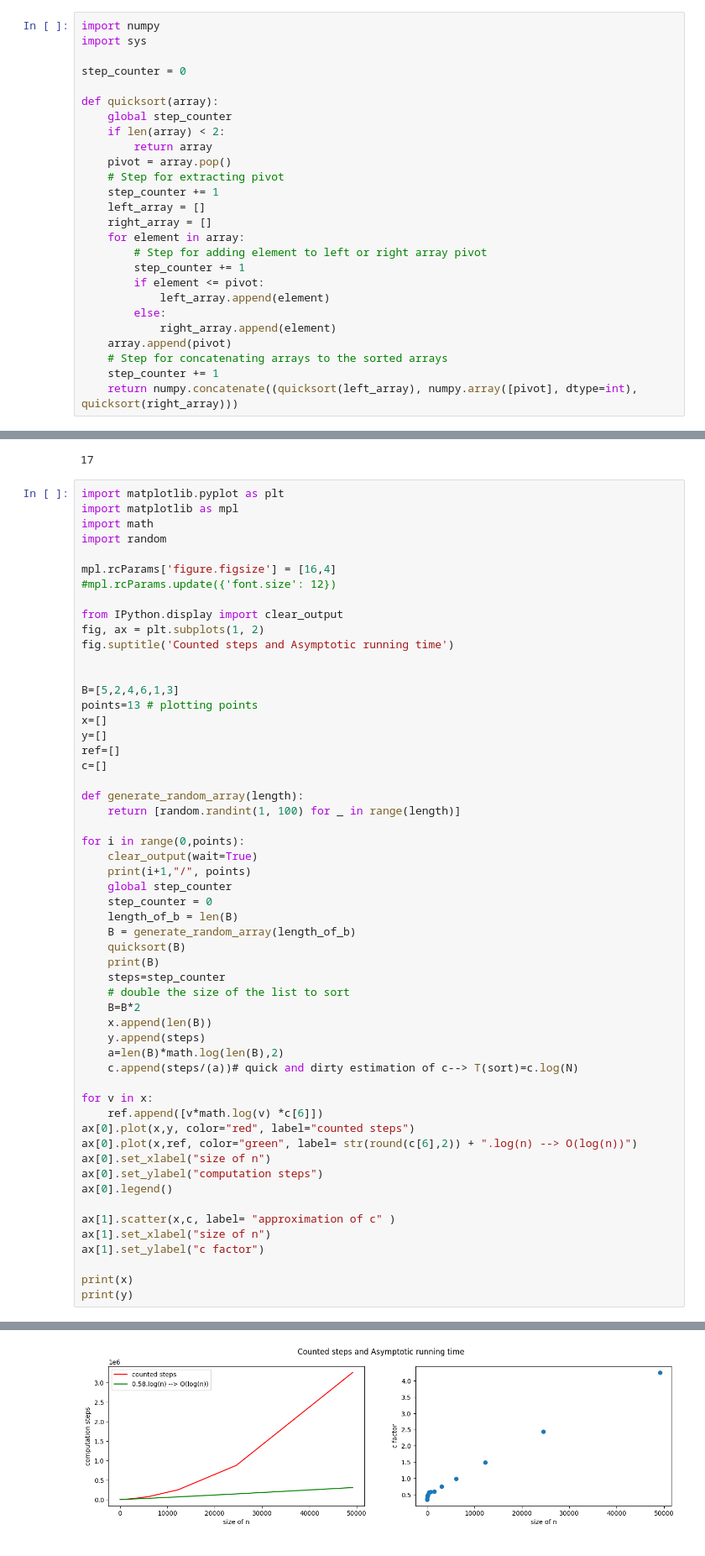
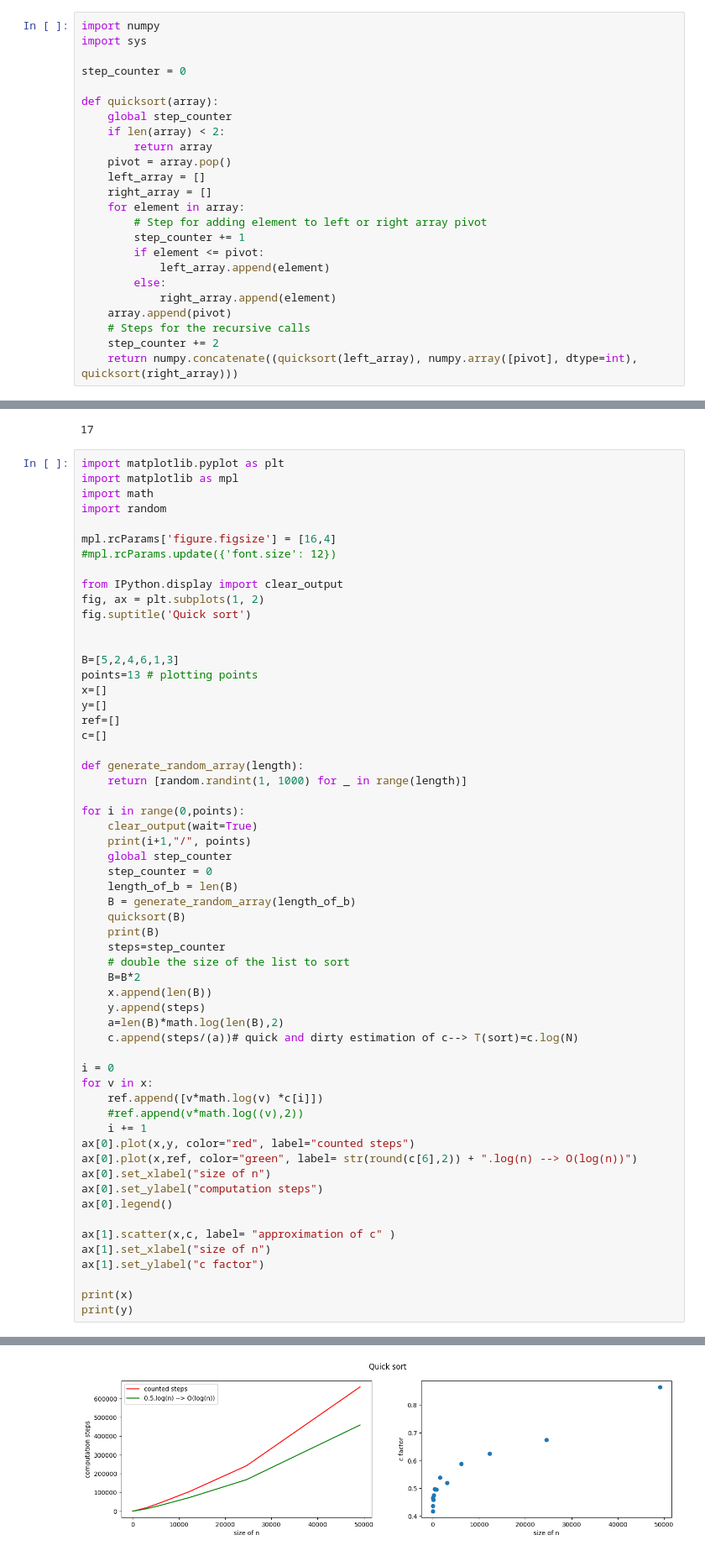
Before and after one commit to maliiin/DAT600-assignments, a Jupyter notebook: Assigment_1/quicksort.ipynb, the cells around one changed output, grey strips where cells are left out. Shown: that part at 84% size. Saved outputs shown, nothing was run; the diff lists cells and outputs as text.

Commit message:
fixed quicksort implementation

```diff
--- a/Assigment_1/quicksort.ipynb
+++ b/Assigment_1/quicksort.ipynb
@@ -9,8 +9,6 @@ def quicksort(array):
     if len(array) < 2:
         return array
     pivot = array.pop()
-    # Step for extracting pivot
-    step_counter += 1
     left_array = []
     right_array = []
     for element in array:
@@ -21,8 +19,8 @@ def quicksort(array):
         else:
             right_array.append(element)
     array.append(pivot)
-    # Step for concatenating arrays to the sorted arrays
-    step_counter += 1
+    # Steps for the recursive calls
+    step_counter += 2
     return numpy.concatenate((quicksort(left_array), numpy.array([pivot], dtype=int), quicksort(right_array)))
 # %%
 
@@ -42,7 +40,7 @@ mpl.rcParams['figure.figsize'] = [16,4]
 
 from IPython.display import clear_output
 fig, ax = plt.subplots(1, 2)
-fig.suptitle('Counted steps and Asymptotic running time')
+fig.suptitle('Quick sort')
 
 
 B=[5,2,4,6,1,3]
@@ -53,7 +51,7 @@ ref=[]
 c=[]
 
 def generate_random_array(length):
-    return [random.randint(1, 100) for _ in range(length)]
+    return [random.randint(1, 1000) for _ in range(length)]
 
 for i in range(0,points):
     clear_output(wait=True)
@@ -72,8 +70,11 @@ for i in range(0,points):
     a=len(B)*math.log(len(B),2)
     c.append(steps/(a))# quick and dirty estimation of c--> T(sort)=c.log(N)
 
+i = 0
 for v in x:
-    ref.append([v*math.log(v) *c[6]])
+    ref.append([v*math.log(v) *c[i]])
+    #ref.append(v*math.log((v),2))
+    i += 1
 ax[0].plot(x,y, color="red", label="counted steps")
 ax[0].plot(x,ref, color="green", label= str(round(c[6],2)) + ".log(n) --> O(log(n))")
 ax[0].set_xlabel("size of n")
@@ -94 +95 @@ print(y)
-[figure, old version]
+[figure, new version]
```
Also changed, not shown: parts of 1 cell of this notebook.
